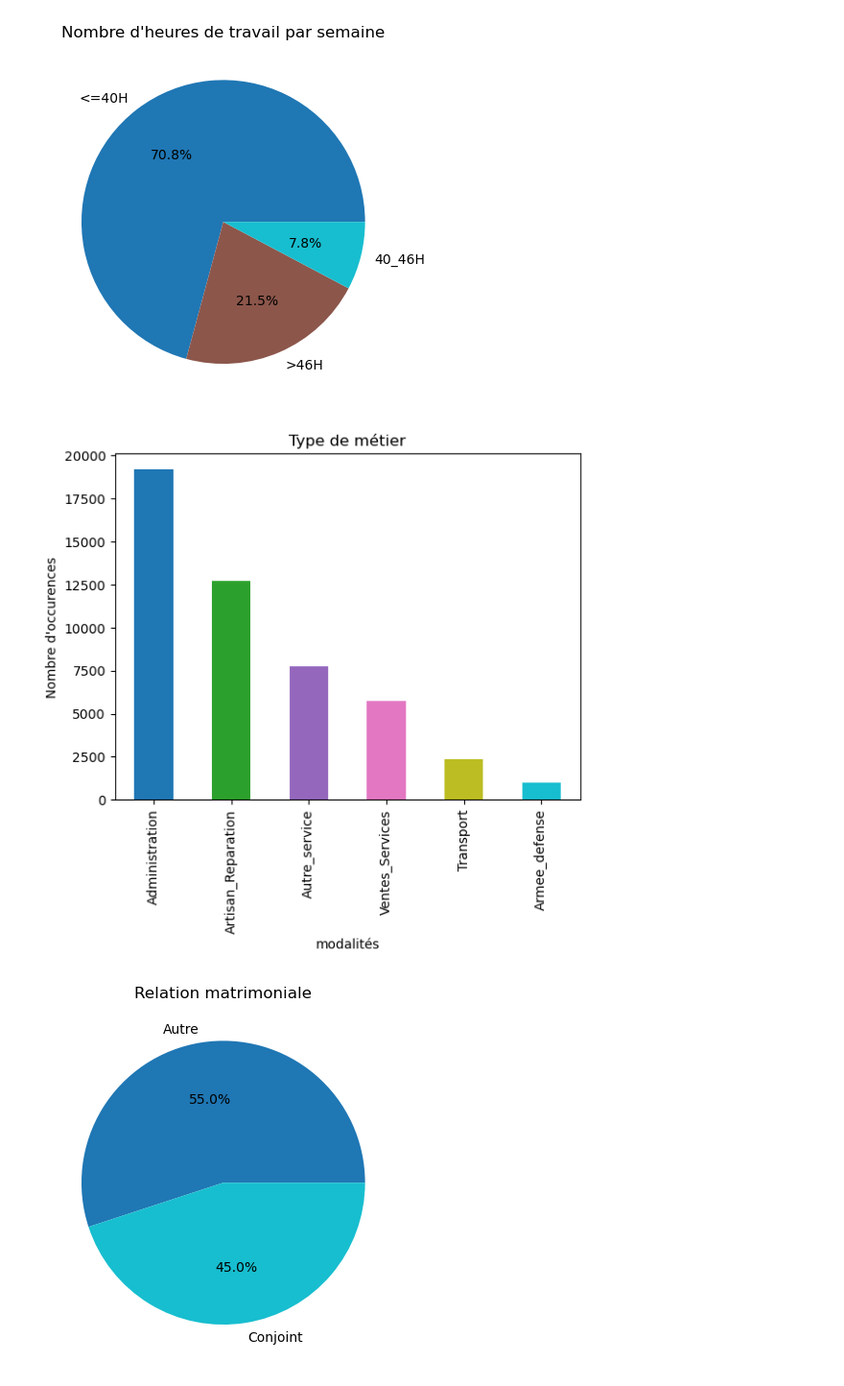
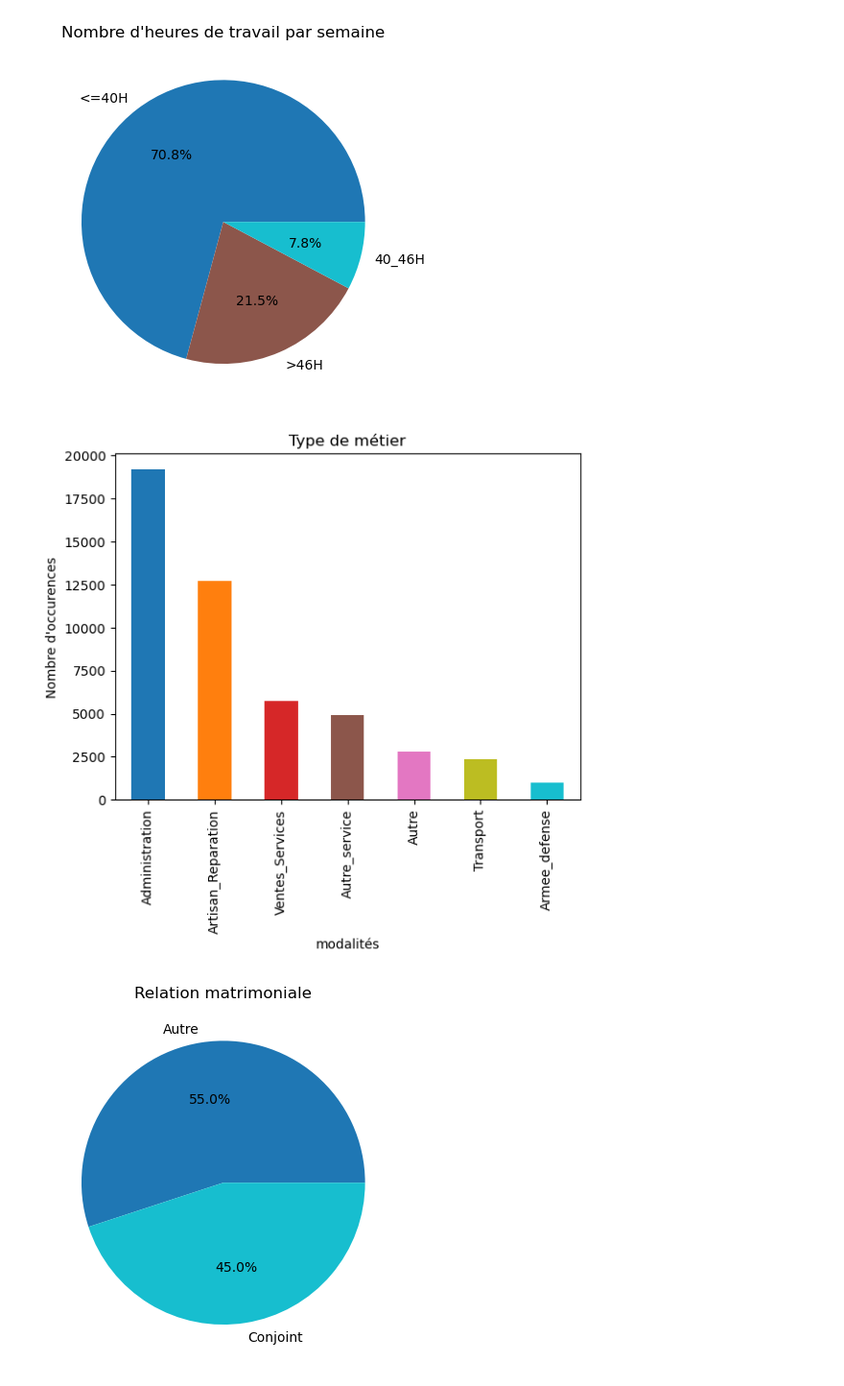
Before and after one commit to AxoulDeci/MLOPS, a Jupyter notebook: notebooks/stats_descriptives.ipynb, the cells around one changed output. Shown at 96% size. Saved outputs shown, nothing was run; the diff lists cells and outputs as text; code cells hidden in the pictures.

```diff
--- a/notebooks/stats_descriptives.ipynb
+++ b/notebooks/stats_descriptives.ipynb
@@ -101,15 +101,15 @@ plt.show()
 [figure]
 # %%
 #Le type de métier des individus enquêtés
-modalites_obs= AD['Occupation'].value_counts()
+modalites_obs= df['Occupation'].value_counts()
 couleurs=plt.cm.get_cmap('tab10',len(modalites_obs))
 modalites_obs.plot(kind='bar', color=couleurs.colors)
 plt.title('Type de métier')
 plt.xlabel('modalités')
 plt.ylabel('Nombre d\'occurences')
 plt.show()
 #Cette visualisation nous montre le type de métier exercé par les personnes enquêtées, en effet nous retrouvons 5 métiers qui ressortent de l'enquête avec une forte concentration au niveau des métiers de l'administration et de l'artisanat mécanique
 # %% [output]
-[figure, old version]
+[figure, new version]
 # %%
 #La relation matrimoniale des personnes enquêtées
```
Also changed, not shown: parts of 20 cells of this notebook, 2 other files.
